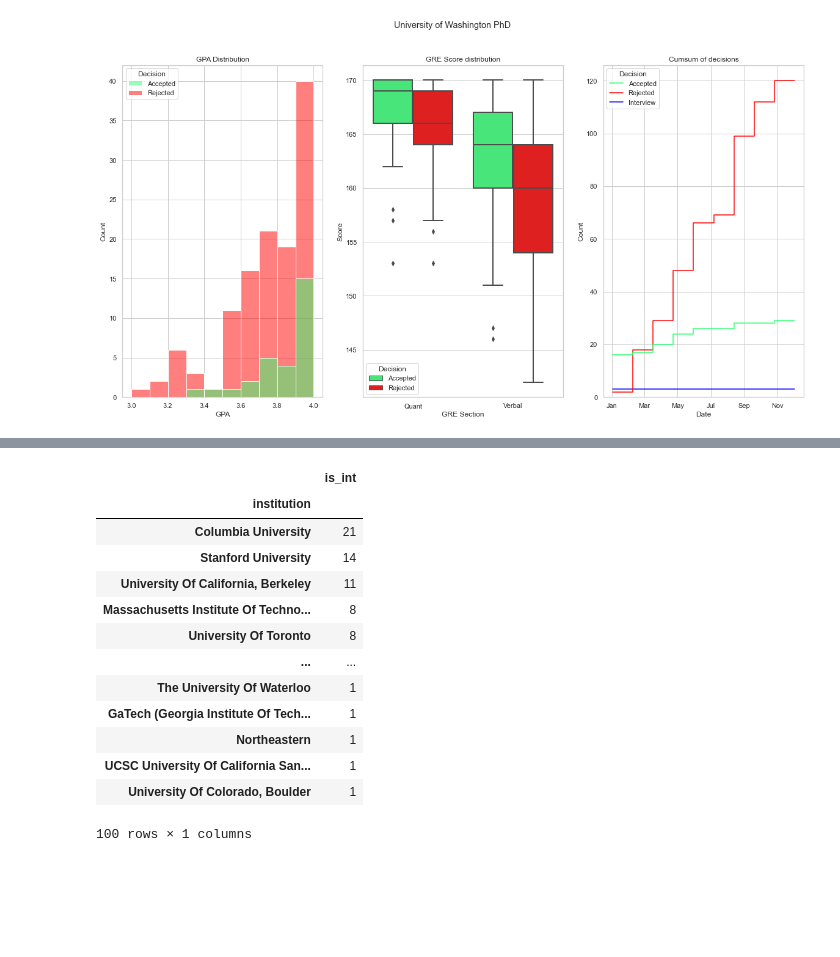
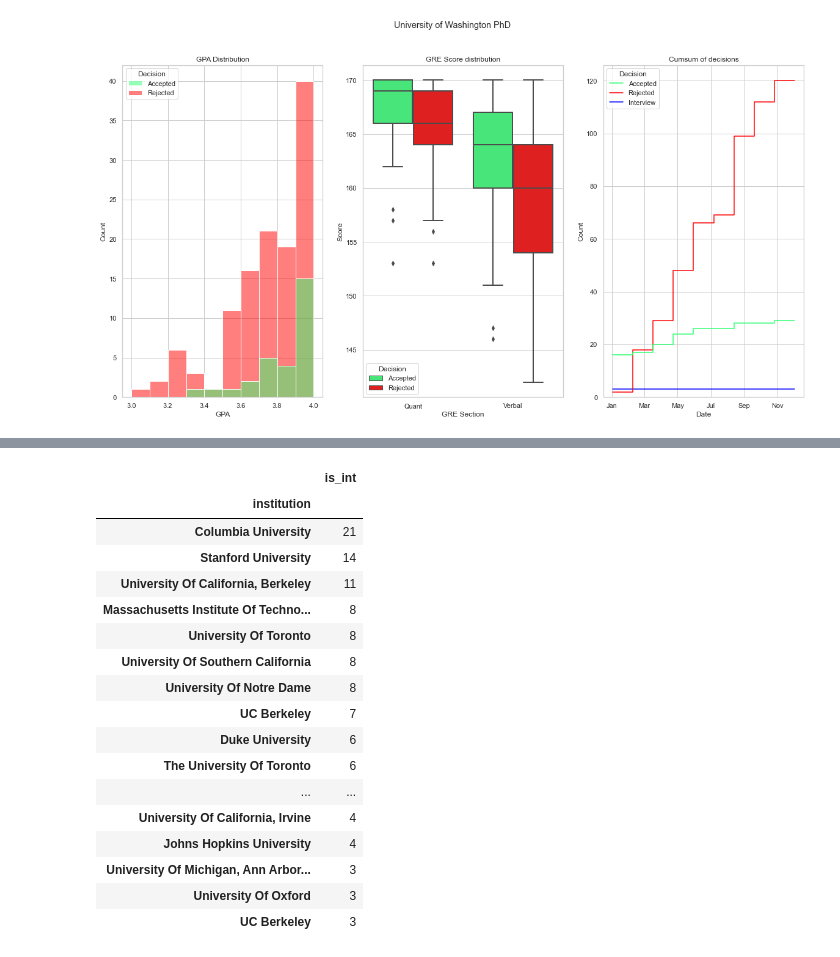
Before and after one commit to jjdelvalle/gradcafe_analysis, a Jupyter notebook: app/GradAnalysis.ipynb, the cells around one changed output, grey strips where cells are left out. Cells and saved outputs as stored; diff of their text form; code cells hidden in the pictures; blank space fills up the shorter version.

```diff
--- a/app/GradAnalysis.ipynb
+++ b/app/GradAnalysis.ipynb
@@ -152,17 +146,21 @@ See the caveats in the documentation: https://pandas.pydata.org/pandas-docs/stab
 # %%
-df_1720.groupby(by='institution').agg({'is_int': sum}).sort_values(by='is_int', ascending=False).head(100)
+df_1720.groupby(by='institution').agg({'is_int': sum}).sort_values(by='is_int', ascending=False).head(30)
 # %% [output]
 |  | is_int |
 | institution |  |
 | Columbia University | 21 |
 | Stanford University | 14 |
 | University Of California, Berkeley | 11 |
 | Massachusetts Institute Of Techno... | 8 |
 | University Of Toronto | 8 |
+| University Of Southern California | 8 |
+| University Of Notre Dame | 8 |
+| UC Berkeley | 7 |
+| Duke University | 6 |
+| The University Of Toronto | 6 |
 | ... | ... |
-| The University Of Waterloo | 1 |
-| GaTech (Georgia Institute Of Tech... | 1 |
-| Northeastern | 1 |
-| UCSC University Of California San... | 1 |
-| University Of Colorado, Boulder | 1 |
+| University Of California, Irvine | 4 |
+| Johns Hopkins University | 4 |
+| University Of Michigan, Ann Arbor... | 3 |
+| University Of Oxford | 3 |
+| UC Berkeley | 3 |
-100 rows × 1 columns
```
Also changed, not shown: parts of 3 cells of this notebook.
